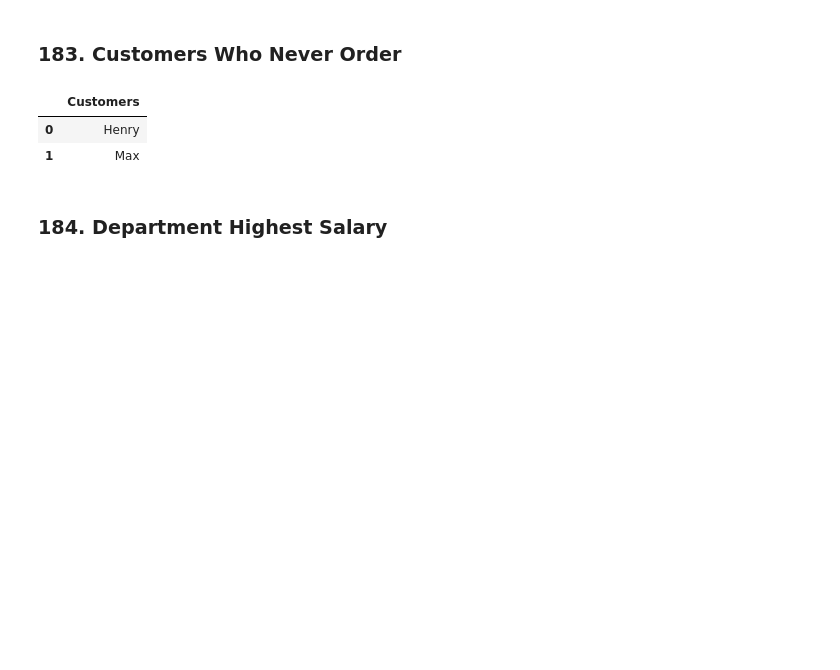
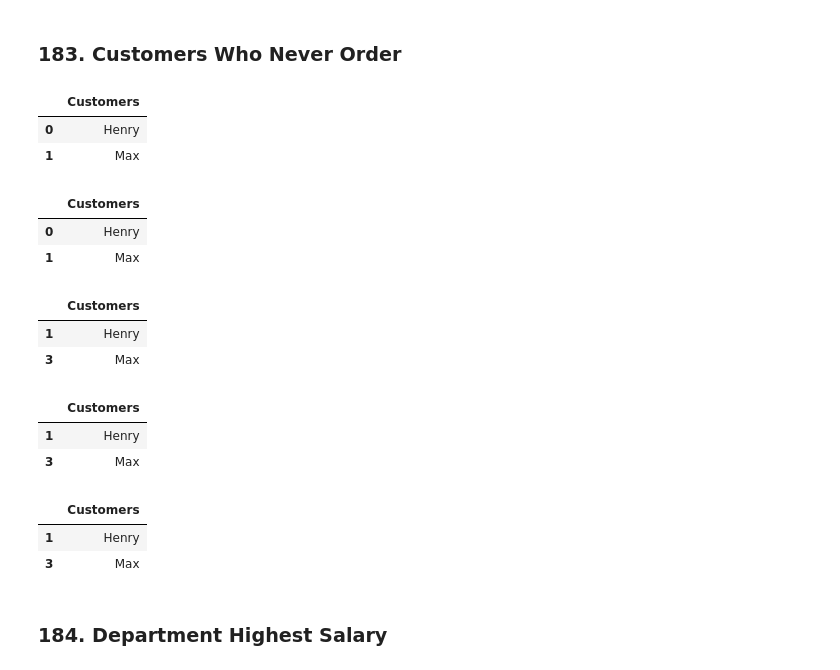
Before and after one commit to katie924/LeetCode-notes, a Jupyter notebook: notebooks/database.ipynb, the cells around one changed output. Drawn from its saved outputs; the diff is of its cells as text; code cells hidden in the pictures; blank space fills up the shorter version.

Commit message:
Database: 183. Customers Who Never Order

```diff
--- a/notebooks/database.ipynb
+++ b/notebooks/database.ipynb
@@ -383,6 +383,47 @@ df
 |  | Customers |
 | 0 | Henry |
 | 1 | Max |
+# %%
+sql = """
+SELECT name AS Customers
+FROM Customers
+WHERE id NOT IN (SELECT customerID FROM Orders);
+"""
+
+with engine.connect() as conn:
+    df = pd.read_sql(text(sql), conn)
+df
+# %% [output]
+|  | Customers |
+| 0 | Henry |
+| 1 | Max |
+# %%
+data = [[1, 'Joe'], [2, 'Henry'], [3, 'Sam'], [4, 'Max']]
+customers = pd.DataFrame(data, columns=['id', 'name']).astype({'id':'Int64', 'name':'object'})
+data = [[1, 3], [2, 1]]
+orders = pd.DataFrame(data, columns=['id', 'customerId']).astype({'id':'Int64', 'customerId':'Int64'})
+# %%
+orders.merge(customers, left_on='customerId', right_on='id', how='outer')\
+    .query('customerId.isna()')[['name']].rename(columns={'name': 'Customers'})
+# %% [output]
+|  | Customers |
+| 1 | Henry |
+| 3 | Max |
+# %%
+df = customers.merge(orders, left_on="id", right_on="customerId", how="left") \
+    .query("customerId.isna()")
+df[["name"]].rename(columns={"name": "Customers"})
+# %% [output]
+|  | Customers |
+| 1 | Henry |
+| 3 | Max |
+# %%
+df = customers[~customers['id'].isin(orders['customerId'])]
+df[['name']].rename(columns={'name': 'Customers'})
+# %% [output]
+|  | Customers |
+| 1 | Henry |
+| 3 | Max |
 # %% [markdown]
 ### 184. Department Highest Salary
 # %%
```
Also changed, not shown: 2 other files.
